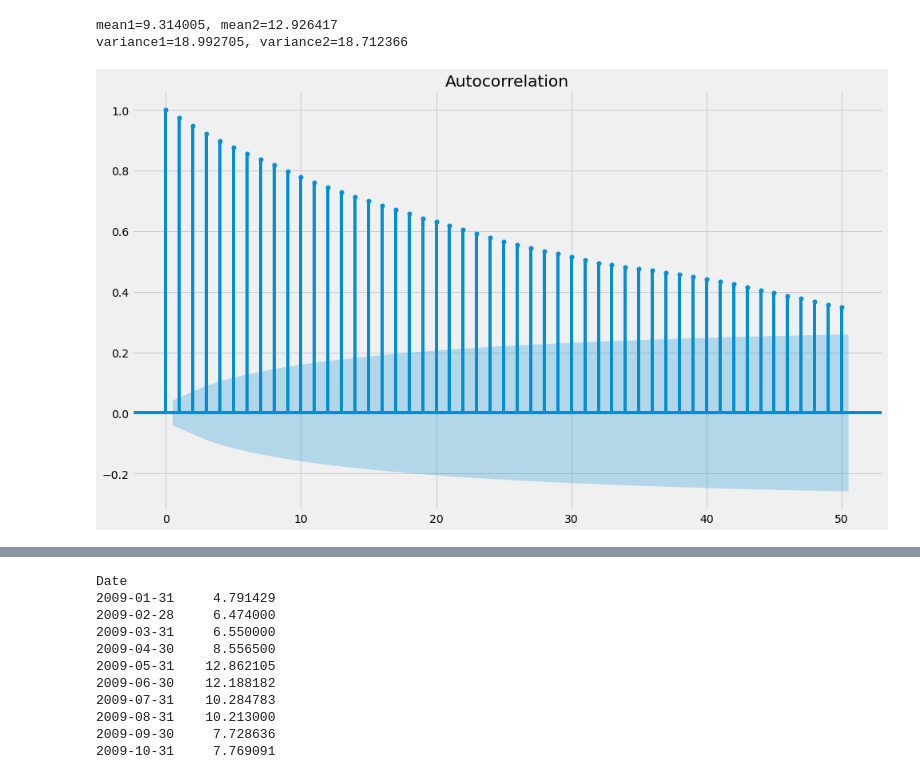
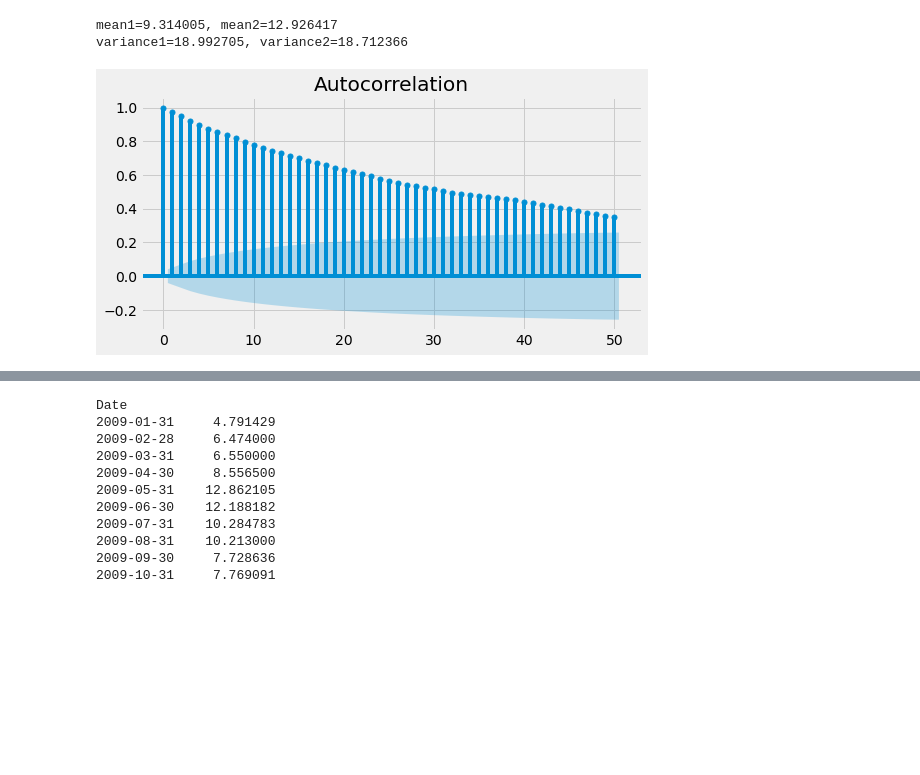
Before and after one commit to ufukceyhanli/Forecasting-of-Gasoline-MED-FOB-Price-Based-on-Historical-Data, a Jupyter notebook: Forecasting-of-Gasoline-MED-FOB-Price-Based-on-Historical-Data.ipynb, the cells around one changed output, grey strips where cells are left out. Saved outputs shown, nothing was run; the diff lists cells and outputs as text; code cells hidden in the pictures; blank space fills up the shorter version.

```diff
--- a/Forecasting-of-Gasoline-MED-FOB-Price-Based-on-Historical-Data.ipynb
+++ b/Forecasting-of-Gasoline-MED-FOB-Price-Based-on-Historical-Data.ipynb
@@ -292,11 +291,13 @@ variance1=18.992705, variance2=18.712366
 # %%
 from pandas import Series
 
 from statsmodels.graphics.tsaplots import plot_acf
 plot_acf(data, lags=50)
+fig = plt.gcf()
+fig.set_size_inches(8, 4)
 plt.show()
 # %% [output]
-[figure, old version]
+[figure, new version]
 # %%
 from statsmodels.graphics.tsaplots import plot_pacf
 
```
Also changed, not shown: parts of 13 cells of this notebook.
